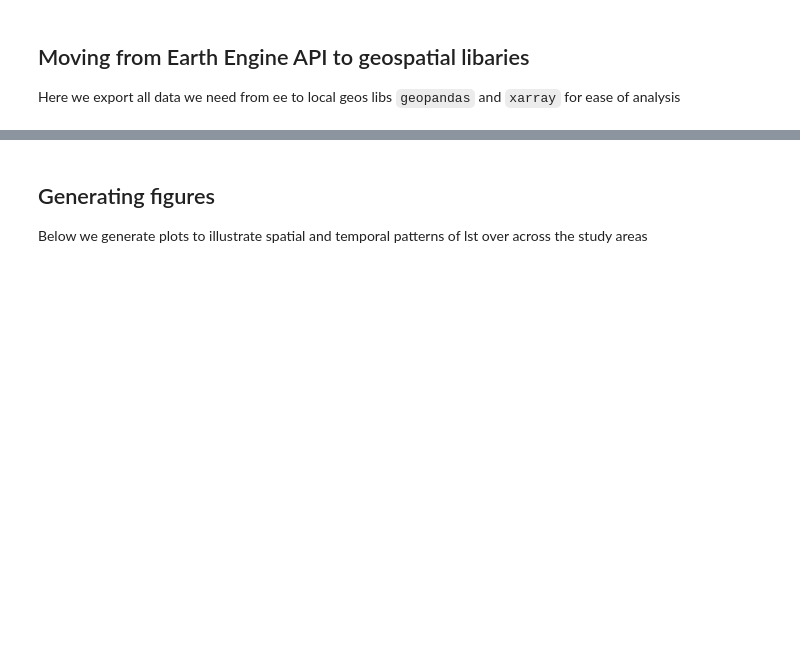
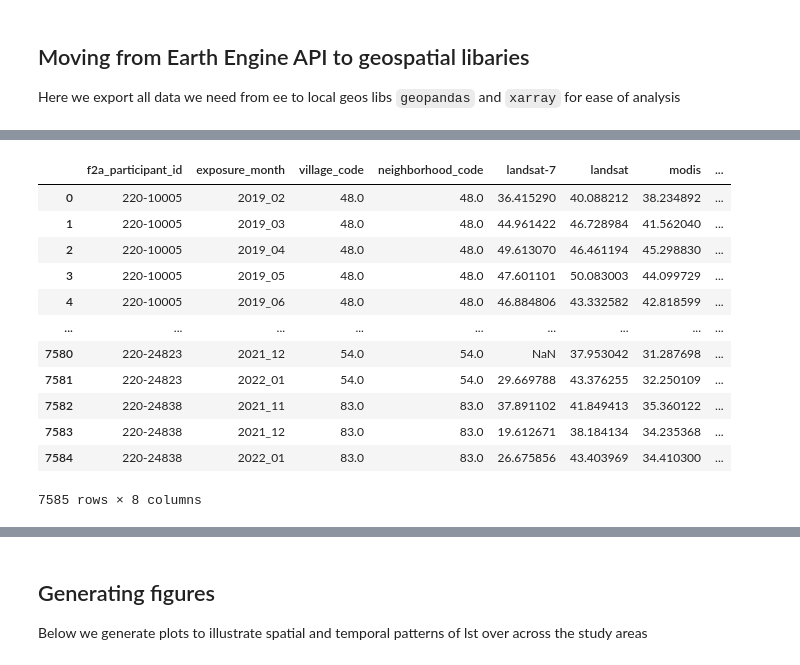
Before and after one commit to MSU-PALs/precisehealthgeo, a Jupyter notebook: Monthly Exposures by neighborhood.ipynb, the cells around one changed output, grey strips where cells are left out. Cells and saved outputs as stored; diff of their text form; code cells hidden in the pictures; blank space fills up the shorter version.

```diff
--- a/Monthly Exposures by neighborhood.ipynb
+++ b/Monthly Exposures by neighborhood.ipynb
@@ -366,0 +403,18 @@ era5_raster=export_maps('gambia', 'era5')
+# %%
+# perform table join
+big_table=pd.merge(women, lst_neighborhood, left_on=['exposure_month', 'village_code'], right_on=['exposure_month', 'neighborhood_code'], how='left')
+big_table
+# %% [output]
+|  | f2a_participant_id | exposure_month | village_code | neighborhood_code | landsat-7 | landsat | modis | ... |
+| 0 | 220-10005 | 2019_02 | 48.0 | 48.0 | 36.415290 | 40.088212 | 38.234892 | ... |
+| 1 | 220-10005 | 2019_03 | 48.0 | 48.0 | 44.961422 | 46.728984 | 41.562040 | ... |
+| 2 | 220-10005 | 2019_04 | 48.0 | 48.0 | 49.613070 | 46.461194 | 45.298830 | ... |
+| 3 | 220-10005 | 2019_05 | 48.0 | 48.0 | 47.601101 | 50.083003 | 44.099729 | ... |
+| 4 | 220-10005 | 2019_06 | 48.0 | 48.0 | 46.884806 | 43.332582 | 42.818599 | ... |
+| ... | ... | ... | ... | ... | ... | ... | ... | ... |
+| 7580 | 220-24823 | 2021_12 | 54.0 | 54.0 | NaN | 37.953042 | 31.287698 | ... |
+| 7581 | 220-24823 | 2022_01 | 54.0 | 54.0 | 29.669788 | 43.376255 | 32.250109 | ... |
+| 7582 | 220-24838 | 2021_11 | 83.0 | 83.0 | 37.891102 | 41.849413 | 35.360122 | ... |
+| 7583 | 220-24838 | 2021_12 | 83.0 | 83.0 | 19.612671 | 38.184134 | 34.235368 | ... |
+| 7584 | 220-24838 | 2022_01 | 83.0 | 83.0 | 26.675856 | 43.403969 | 34.410300 | ... |
+7585 rows × 8 columns
```
Also changed, not shown: parts of 13 cells of this notebook, 15 other files.
